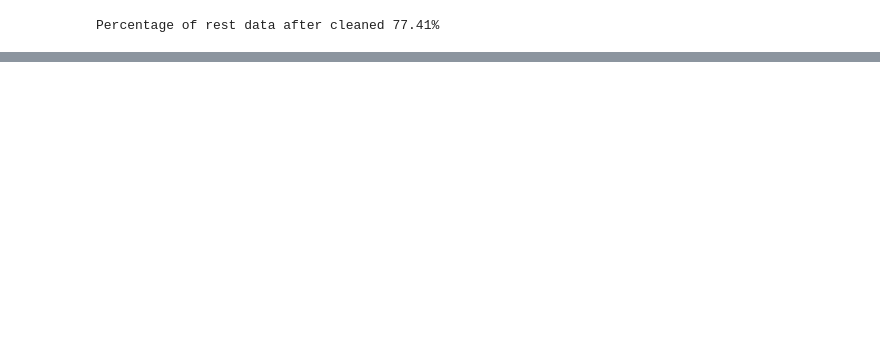
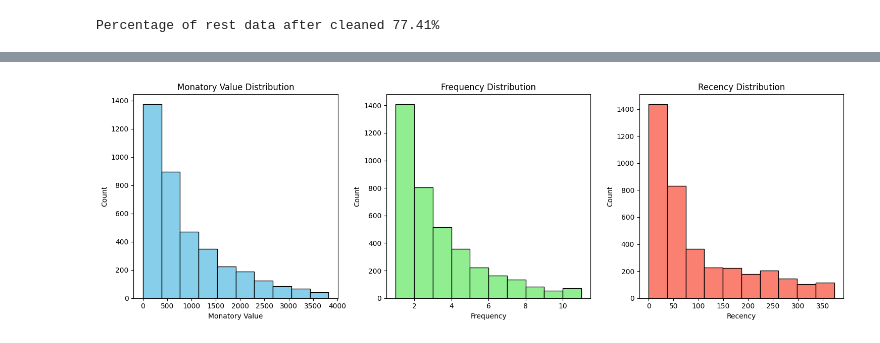
Before and after one commit to mssobiadallah/online_retail_clust, a Jupyter notebook: online_retail_clustering.ipynb, the cells around one changed output, grey strips where cells are left out. Saved outputs shown, nothing was run; the diff lists cells and outputs as text; code cells hidden in the pictures; blank space fills up the shorter version.

```diff
--- a/online_retail_clustering.ipynb
+++ b/online_retail_clustering.ipynb
@@ -487,0 +615,3 @@ Percentage of rest data after cleaned 77.41%
+# %%
+montary_outlier_df= aggregated_df[aggregated_df['MonatoryValue']>(M_Q3+1.5*M_IQR)].copy()
+montary_outlier_df.describe()
@@ -487,0 +628,5 @@ Percentage of rest data after cleaned 77.41%
+# %%
+F_Q1 =aggregated_df['Frequency'].quantile(0.25)
+F_Q3 =aggregated_df['Frequency'].quantile(0.75)
+F_IQR =F_Q3 - F_Q1
+print(f'Frequency Q1 = {F_Q1} ,Q3 = {F_Q3} ,IQR = {F_IQR}')
@@ -487,0 +635,3 @@ Percentage of rest data after cleaned 77.41%
+# %%
+frequency_outlier_df= aggregated_df[aggregated_df['Frequency']>(F_Q3+1.5*F_IQR)].copy()
+frequency_outlier_df.describe()
@@ -487,0 +648,3 @@ Percentage of rest data after cleaned 77.41%
+# %%
+non_outlier_df = aggregated_df[ (~ aggregated_df.index.isin(montary_outlier_df.index)) & (~ aggregated_df.index.isin(frequency_outlier_df.index)) ]
+non_outlier_df.describe()
@@ -487,0 +661,25 @@ Percentage of rest data after cleaned 77.41%
+# %%
+plt.figure (figsize=(15,5))
+
+plt.subplot(1,3,1)
+plt.hist(non_outlier_df['MonatoryValue'],bins=10 ,color='skyblue' ,edgecolor = 'black')
+plt.title('Monatory Value Distribution')
+plt.xlabel('Monatory Value')
+plt.ylabel('Count')
+
+plt.subplot(1,3,2)
+plt.hist(non_outlier_df['Frequency'],bins=10 ,color='lightgreen' ,edgecolor = 'black')
+plt.title('Frequency Distribution')
+plt.xlabel('Frequency')
+plt.ylabel('Count')
+
+plt.subplot(1,3,3)
+plt.hist(non_outlier_df['Recency'],bins=10 ,color='salmon' ,edgecolor = 'black')
+plt.title('Recency Distribution')
+plt.xlabel('Recency')
+plt.ylabel('Count')
+
+plt.tight_layout()
+plt.show()
+# %% [output]
+[figure, added]
```
Also changed, not shown: parts of 19 cells of this notebook.
